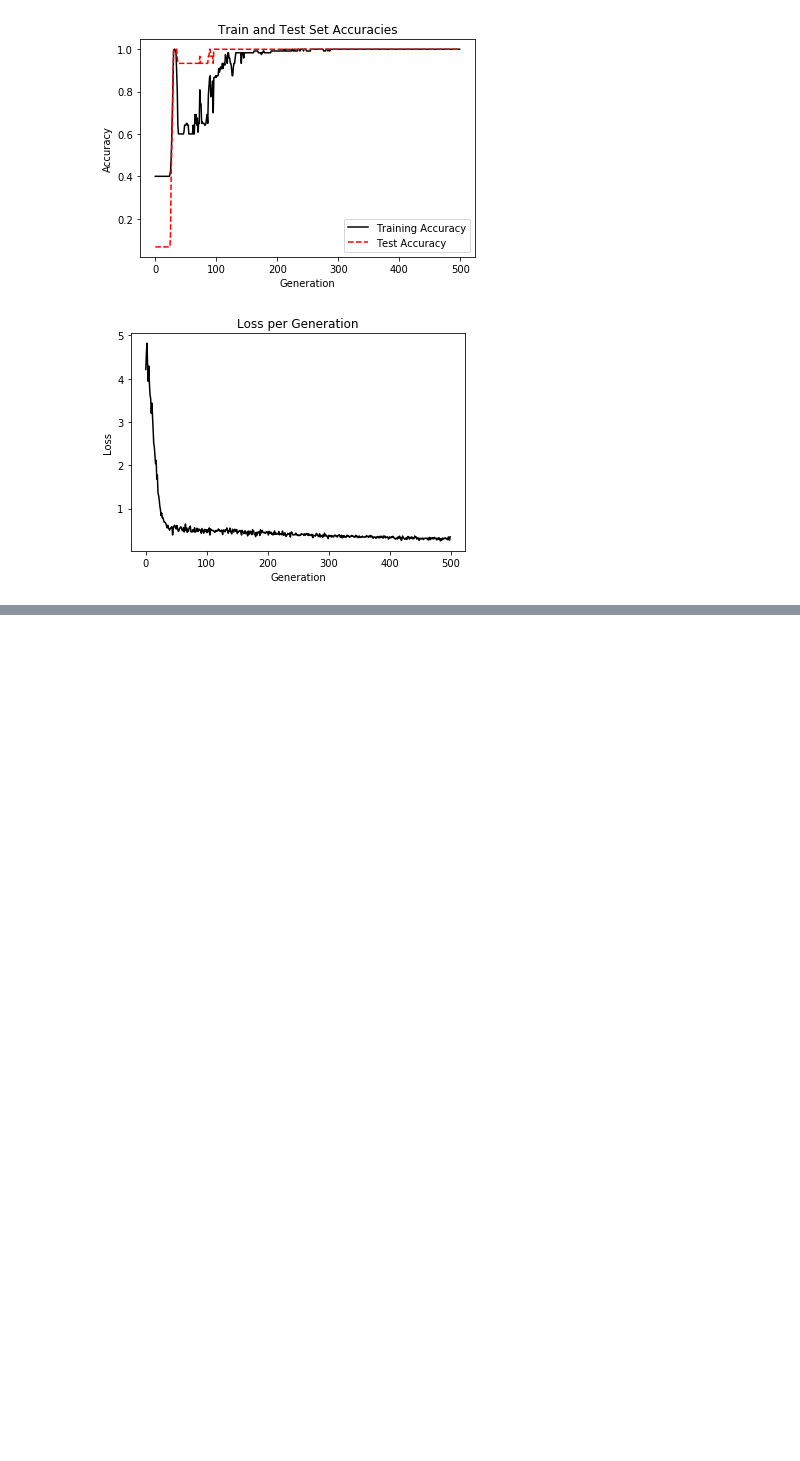
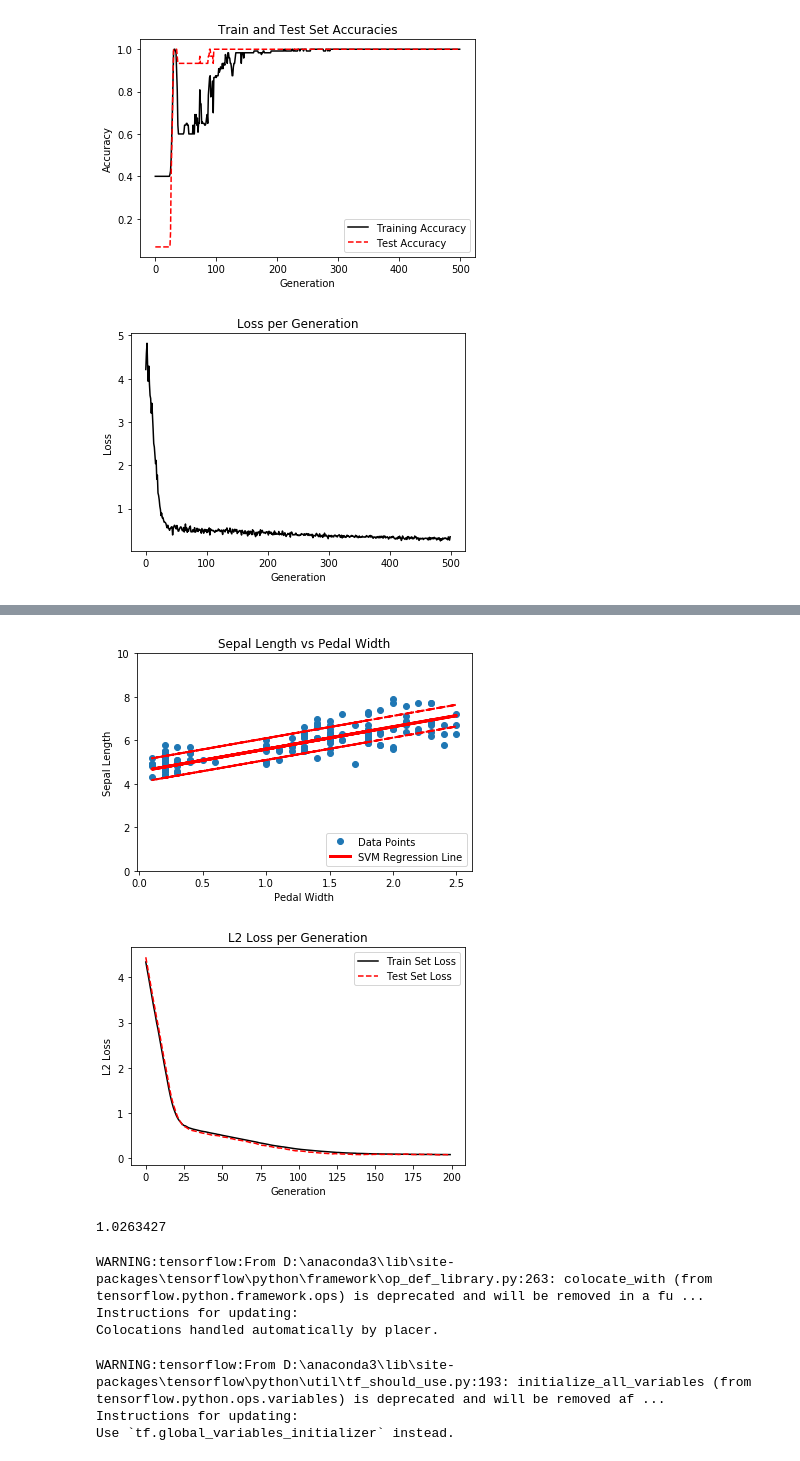
Before and after one commit to calmzhuang/tensorflow_practice, a Jupyter notebook: support_svm_basic_tensorflow.ipynb, the cells around one changed output, grey strips where cells are left out. Cells and saved outputs as stored; diff of their text form; code cells hidden in the pictures; blank space fills up the shorter version.

```diff
--- a/support_svm_basic_tensorflow.ipynb
+++ b/support_svm_basic_tensorflow.ipynb
@@ -128,0 +158,9 @@ plt.show()
+# %%
+epsilon = tf.constant([0.5])
+loss = tf.reduce_mean(tf.maximum(0.0, tf.subtract(tf.abs(tf.subtract(model_output, y_target)), epsilon)))
+# %%
+my_opt = tf.train.GradientDescentOptimizer(0.075)
+train_step = my_opt.minimize(loss)
+
+init = tf.initialize_all_variables()
+sess.run(init)
@@ -128,0 +211,37 @@ plt.show()
+# %%
+[[slope]] = sess.run(A)
+[[y_intercept]] = sess.run(b)
+[width] = sess.run(epsilon)
+
+best_fit = []
+best_fit_upper = []
+best_fit_lower = []
+for i in x_vals:
+    best_fit.append(slope * i + y_intercept)
+    best_fit_upper.append(slope * i + y_intercept + width)
+    best_fit_lower.append(slope * i + y_intercept - width)
+# %%
+plt.plot(x_vals, y_vals, 'o', label='Data Points')
+plt.plot(x_vals, best_fit, 'r-', label='SVM Regression Line', linewidth=3)
+plt.plot(x_vals, best_fit_upper, 'r--', linewidth=2)
+plt.plot(x_vals, best_fit_lower, 'r--', linewidth=2)
+plt.ylim([0, 10])
+plt.legend(loc='lower right')
+plt.title('Sepal Length vs Pedal Width')
+plt.xlabel('Pedal Width')
+plt.ylabel('Sepal Length')
+plt.show()
+plt.plot(train_loss, 'k-', label='Train Set Loss')
+plt.plot(test_loss, 'r--', label='Test Set Loss')
+plt.title('L2 Loss per Generation')
+plt.xlabel('Generation')
+plt.ylabel('L2 Loss')
+plt.legend(loc='upper right')
+plt.show()
+# %% [output]
+[figure, added]
+[figure, added]
+# %%
+print(y_intercept)
+# %% [output]
+1.0263427
@@ -128,0 +261,10 @@ plt.show()
+# %%
+batch_size = 250
+x_data = tf.placeholder(shape=[None, 2], dtype=tf.float32)
+y_target = tf.placeholder(shape=[None, 1], dtype=tf.float32)
+prediction_grid = tf.placeholder(shape=[None, 2], dtype=tf.float32)
+b = tf.Variable(tf.random_normal(shape=[1, batch_size]))
+# %% [output]
+WARNING:tensorflow:From D:\anaconda3\lib\site-packages\tensorflow\python\framework\op_def_library.py:263: colocate_with (from tensorflow.python.framework.ops) is deprecated and will be removed in a fu ...
+Instructions for updating:
+Colocations handled automatically by placer.
@@ -128,0 +294,9 @@ plt.show()
+# %%
+my_opt = tf.train.GradientDescentOptimizer(0.001)
+train_step = my_opt.minimize(loss)
+init = tf.initialize_all_variables()
+sess.run(init)
+# %% [output]
+WARNING:tensorflow:From D:\anaconda3\lib\site-packages\tensorflow\python\util\tf_should_use.py:193: initialize_all_variables (from tensorflow.python.ops.variables) is deprecated and will be removed af ...
+Instructions for updating:
+Use `tf.global_variables_initializer` instead.
```
Also changed, not shown: parts of 12 cells of this notebook.
